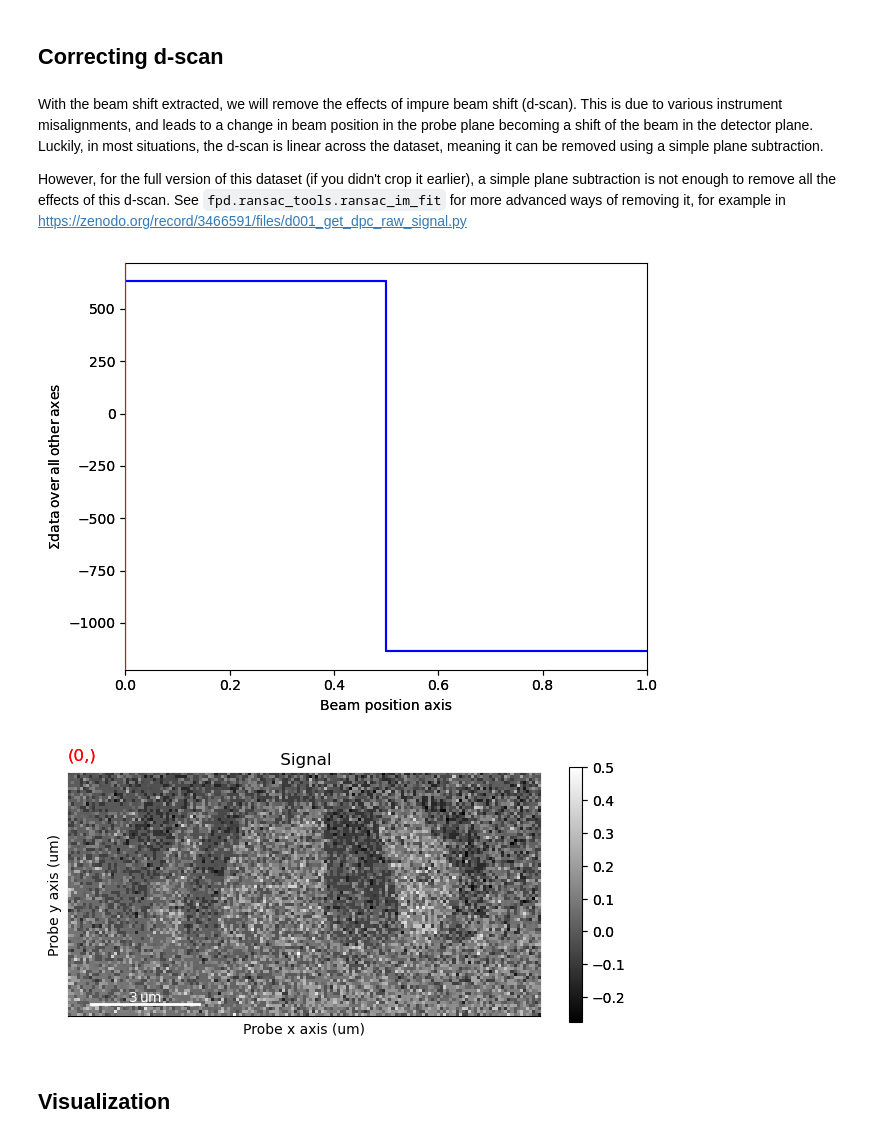
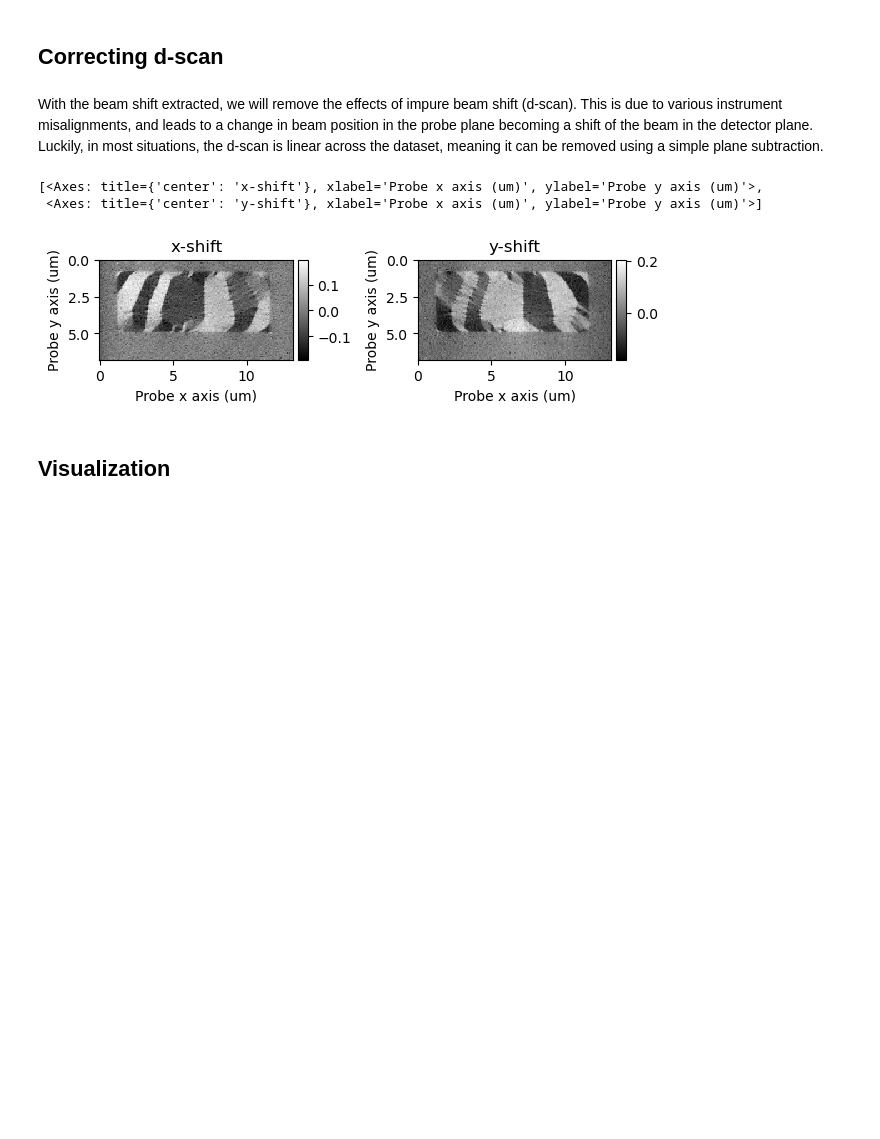
Before and after one commit to pyxem/pyxem-demos, a Jupyter notebook: 10 STEM DPC Analysis of Magnetic Sample.ipynb, the cells around one changed output. Cells and saved outputs as stored; diff of their text form; code cells hidden in the pictures; blank space fills up the shorter version.

```diff
--- a/10 STEM DPC Analysis of Magnetic Sample.ipynb
+++ b/10 STEM DPC Analysis of Magnetic Sample.ipynb
@@ -166,4 +123,4 @@ s_threshold_mask.plot()
 # %% [markdown]
 Having found some optimized parameters, we can use this to run the center of mass processing again.
 # %%
-s_crop_com_threshold = s.center_of_mass(threshold=3., mask=(16, 16, 16), lazy_result=False)
+s_crop_com_threshold = s.get_direct_beam_position(method="center_of_mass", threshold=3., mask=(32, 32, 32), lazy_output=False)
@@ -185,6 +136,3 @@ For doing more advanced processing of this type of data, see https://fpdpy.gitla
 With the beam shift extracted, we will remove the effects of impure beam shift (d-scan).
 This is due to various instrument misalignments, and leads to a change in beam position in the probe plane becoming a shift of the beam in the detector plane.
 Luckily, in most situations, the d-scan is linear across the dataset, meaning it can be removed using a simple plane subtraction.
-
-However, for the full version of this dataset (if you didn't crop it earlier), a simple plane subtraction is not enough to remove all the effects of this d-scan.
-See `fpd.ransac_tools.ransac_im_fit` for more advanced ways of removing it, for example in https://zenodo.org/record/3466591/files/d001_get_dpc_raw_signal.py
@@ -193,8 +139,13 @@ s_dpc = s_crop_com_threshold.correct_ramp(corner_size=0.05)
+# %%
+s_com_lp = s_crop_com_threshold.get_linear_plane()
+# %%
+s_com_corr = s_crop_com_threshold - s_com_lp
 # %%
-s_dpc.plot()
+s_com_corr.plot()
 # %% [output]
+[<Axes: title={'center': 'x-shift'}, xlabel='Probe x axis (um)', ylabel='Probe y axis (um)'>,
+ <Axes: title={'center': 'y-shift'}, xlabel='Probe x axis (um)', ylabel='Probe y axis (um)'>]
-[figure, old version]
+[figure, new version]
-[figure, removed]
 # %% [markdown]
 ## Visualization
 # %% [markdown]
```
Also changed, not shown: parts of 47 cells of this notebook.
